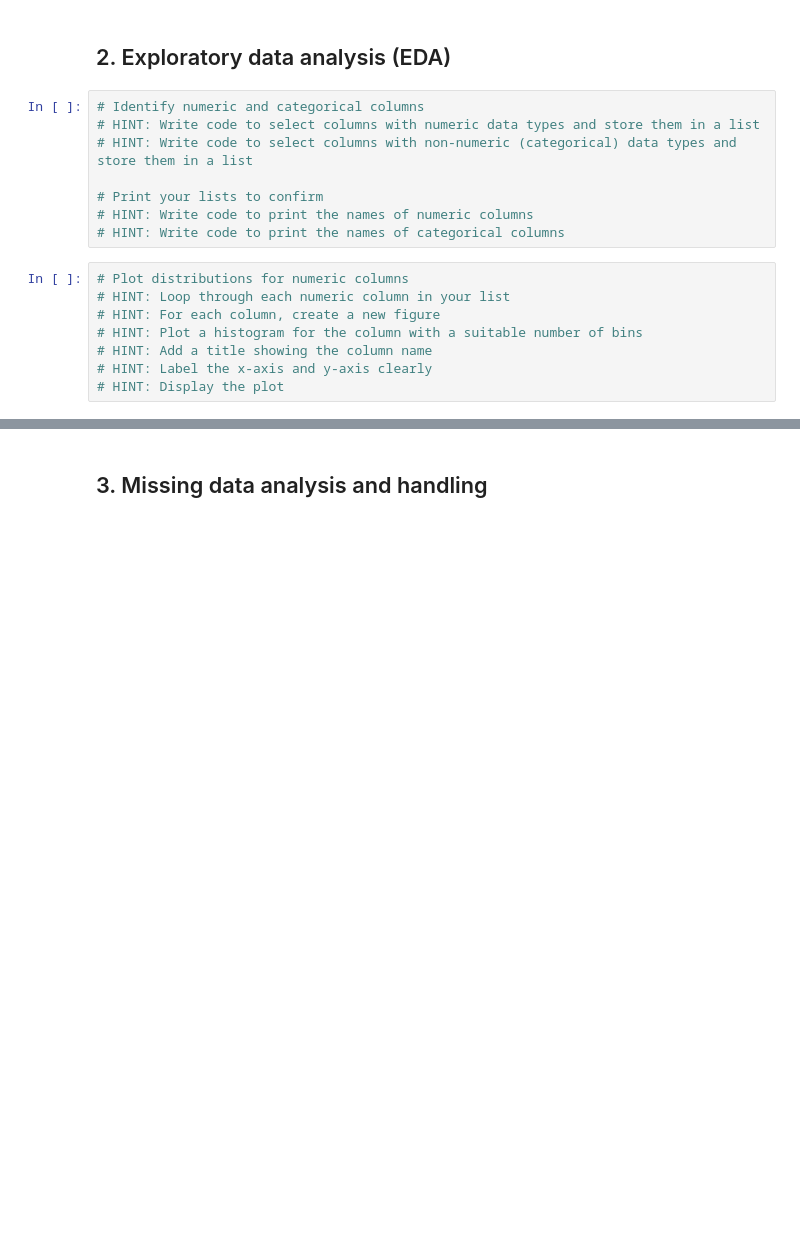
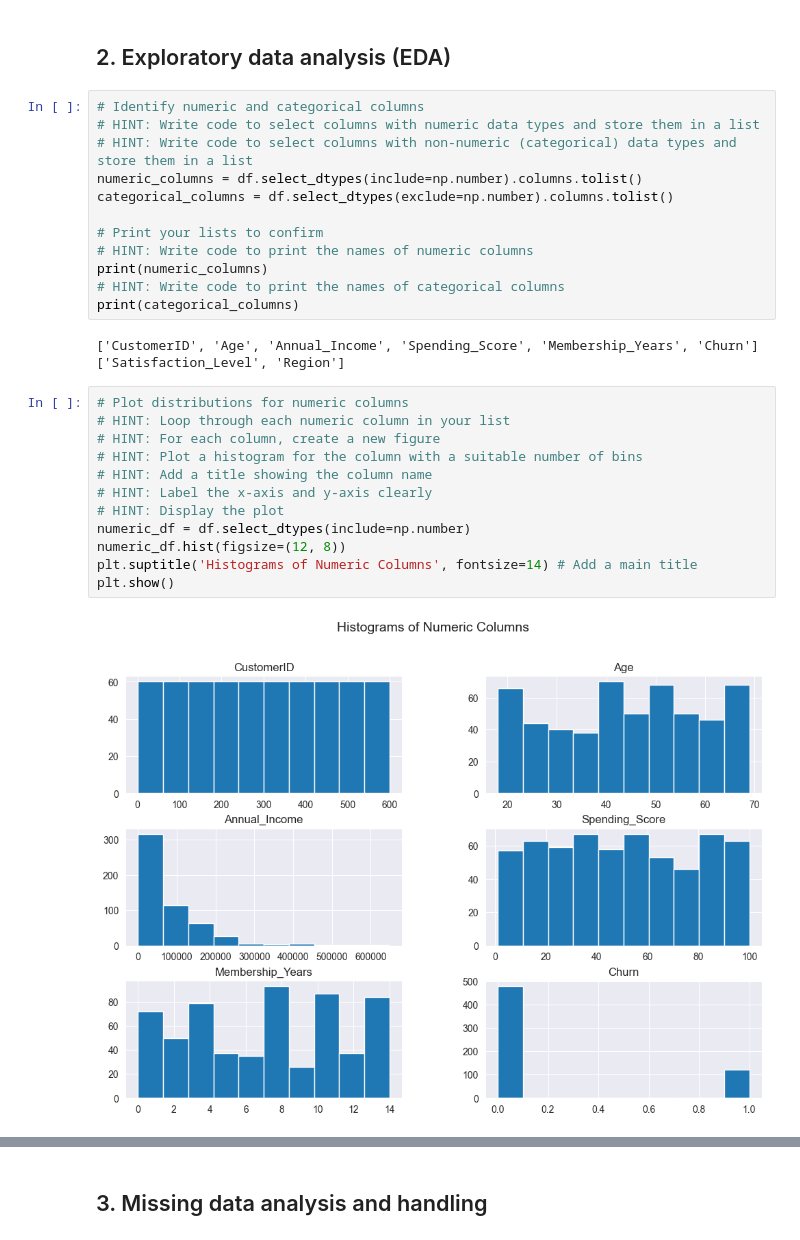
Before and after one commit to e1291558/TCX3213, a Jupyter notebook: Assignment_1/qin_chenfeng_assignment1.ipynb, the cells around one changed output, grey strips where cells are left out. Saved outputs shown, nothing was run; the diff lists cells and outputs as text; blank space fills up the shorter version.

```diff
--- a/Assignment_1/qin_chenfeng_assignment1.ipynb
+++ b/Assignment_1/qin_chenfeng_assignment1.ipynb
@@ -90,18 +102,31 @@ Briefly describe:
 # Identify numeric and categorical columns
 # HINT: Write code to select columns with numeric data types and store them in a list
 # HINT: Write code to select columns with non-numeric (categorical) data types and store them in a list
+numeric_columns = df.select_dtypes(include=np.number).columns.tolist()
+categorical_columns = df.select_dtypes(exclude=np.number).columns.tolist()
 
 # Print your lists to confirm
 # HINT: Write code to print the names of numeric columns
+print(numeric_columns)
 # HINT: Write code to print the names of categorical columns
+print(categorical_columns)
+# %% [output]
+['CustomerID', 'Age', 'Annual_Income', 'Spending_Score', 'Membership_Years', 'Churn']
+['Satisfaction_Level', 'Region']
 # %%
 # Plot distributions for numeric columns
 # HINT: Loop through each numeric column in your list
 # HINT: For each column, create a new figure
 # HINT: Plot a histogram for the column with a suitable number of bins
 # HINT: Add a title showing the column name
 # HINT: Label the x-axis and y-axis clearly
 # HINT: Display the plot
+numeric_df = df.select_dtypes(include=np.number)
+numeric_df.hist(figsize=(12, 8))
+plt.suptitle('Histograms of Numeric Columns', fontsize=14) # Add a main title
+plt.show()
+# %% [output]
+[figure, added]
 # %%
 # Basic bivariate exploration (example: correlation heatmap for numeric columns)
 # HINT: Compute the correlation matrix for all numeric columns in the dataframe
```
Also changed, not shown: parts of 4 cells of this notebook.
